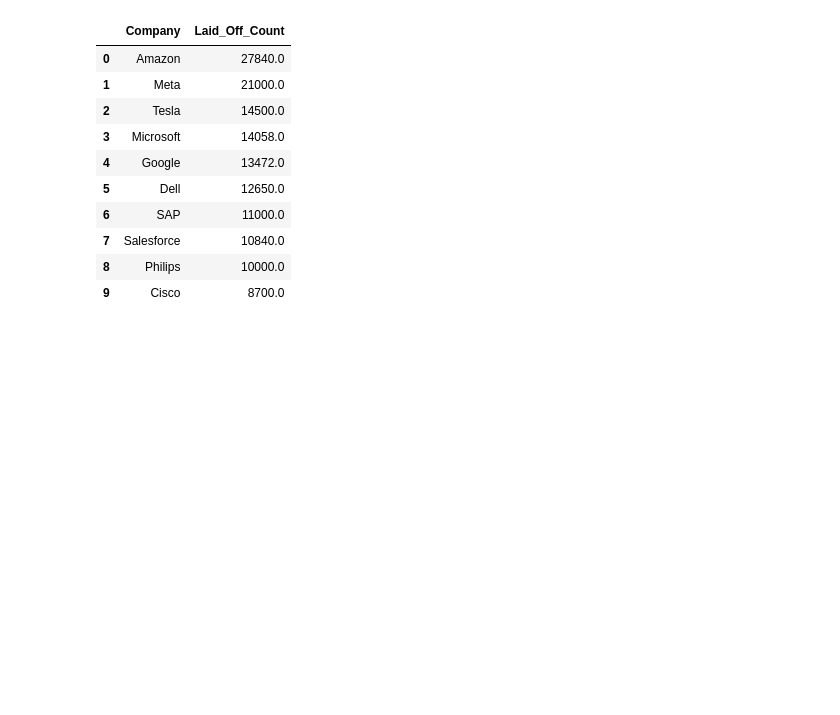
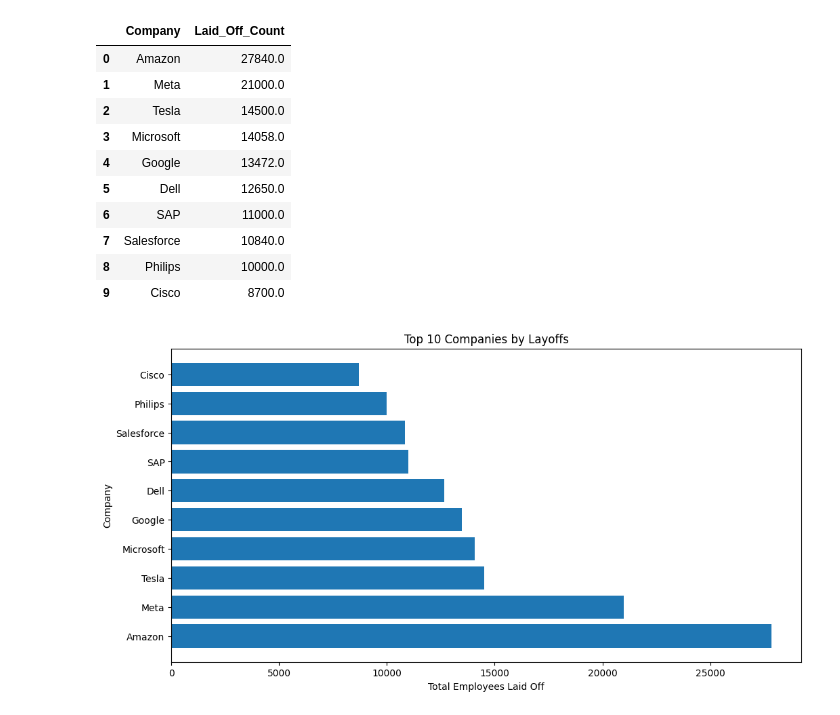
Before and after one commit to riddhikale/Tech-Layoffs, a Jupyter notebook: notebooks/eda.ipynb, the cells around one changed output. Saved outputs shown, nothing was run; the diff lists cells and outputs as text; code cells hidden in the pictures; blank space fills up the shorter version.

Commit message:
companies with highest layoffs visualization

```diff
--- a/notebooks/eda.ipynb
+++ b/notebooks/eda.ipynb
@@ -228,3 +228,16 @@ company_layoffs.head(10)
 | 7 | Salesforce | 10840.0 |
 | 8 | Philips | 10000.0 |
 | 9 | Cisco | 8700.0 |
+# %%
+top_companies = company_layoffs.head(10)
+
+plt.figure(figsize=(12,6))
+plt.barh(top_companies['Company'], top_companies['Laid_Off_Count'])
+
+plt.title("Top 10 Companies by Layoffs")
+plt.xlabel("Total Employees Laid Off")
+plt.ylabel("Company")
+
+plt.show()
+# %% [output]
+[figure, added]
```
